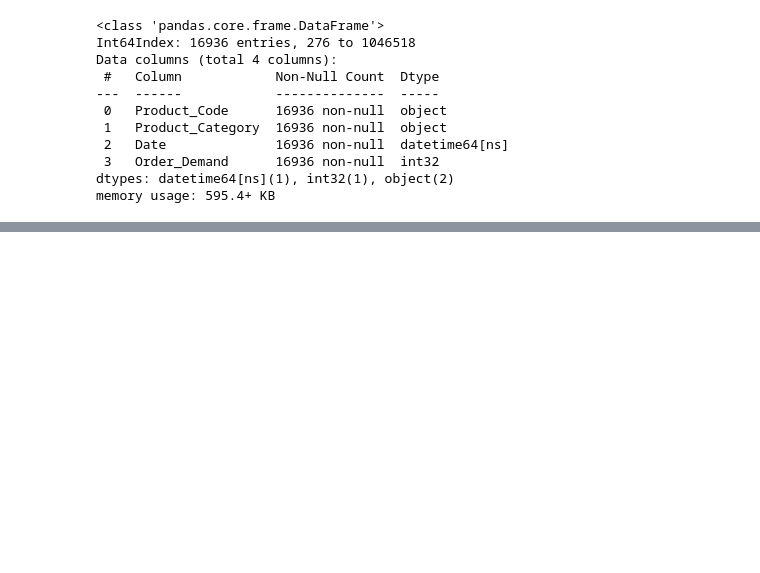
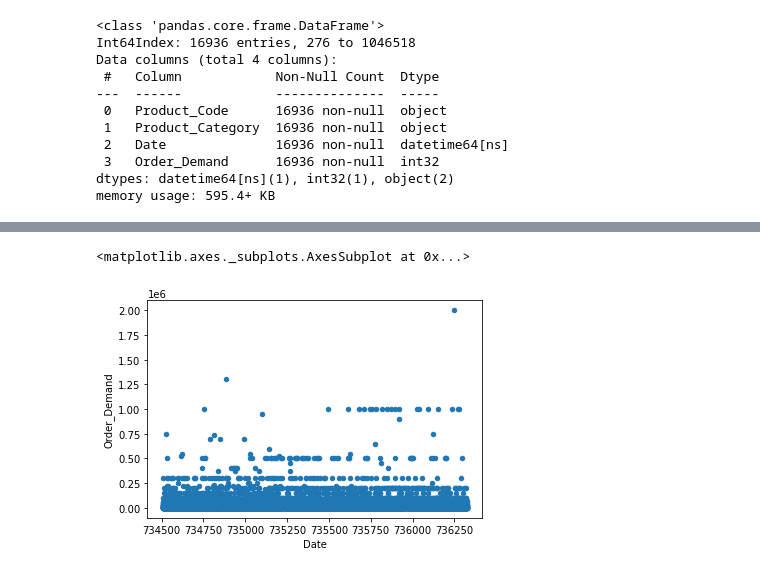
Before and after one commit to EricESeitz/EECS731_Proj5, a Jupyter notebook: notebook/EECS731_Proj5.ipynb, the cells around one changed output, grey strips where cells are left out. Saved outputs shown, nothing was run; the diff lists cells and outputs as text; code cells hidden in the pictures; blank space fills up the shorter version.

Commit message:
Attempt at Linear Regression and ARIMA

```diff
--- a/notebook/EECS731_Proj5.ipynb
+++ b/notebook/EECS731_Proj5.ipynb
@@ -191,0 +197,13 @@ memory usage: 595.4+ KB
+# %%
+#Date to number
+from matplotlib.dates import date2num       #-->Update
+OneProduct['Date'] = OneProduct['Date'].apply(date2num)      #-->Update
+# %%
+#Attempt 1: Linear Regression!
+
+# From: https://www.wintellect.com/creating-a-simple-linear-regression-machine-learning-model-with-scikit-learn/
+#Make train/test data
+from sklearn.model_selection import train_test_split
+
+train_set, test_set = train_test_split(OneProduct, test_size=0.2, random_state=42)
+train_set_copy = train_set.copy()
@@ -191,0 +223,6 @@ memory usage: 595.4+ KB
+# %%
+#Simple scatter plot example
+train_set_copy.plot.scatter(x='Date', y='Order_Demand')
+# %% [output]
+<matplotlib.axes._subplots.AxesSubplot at 0x...>
+[figure, added]
```
Also changed, not shown: parts of 38 cells of this notebook, 3 other files.
